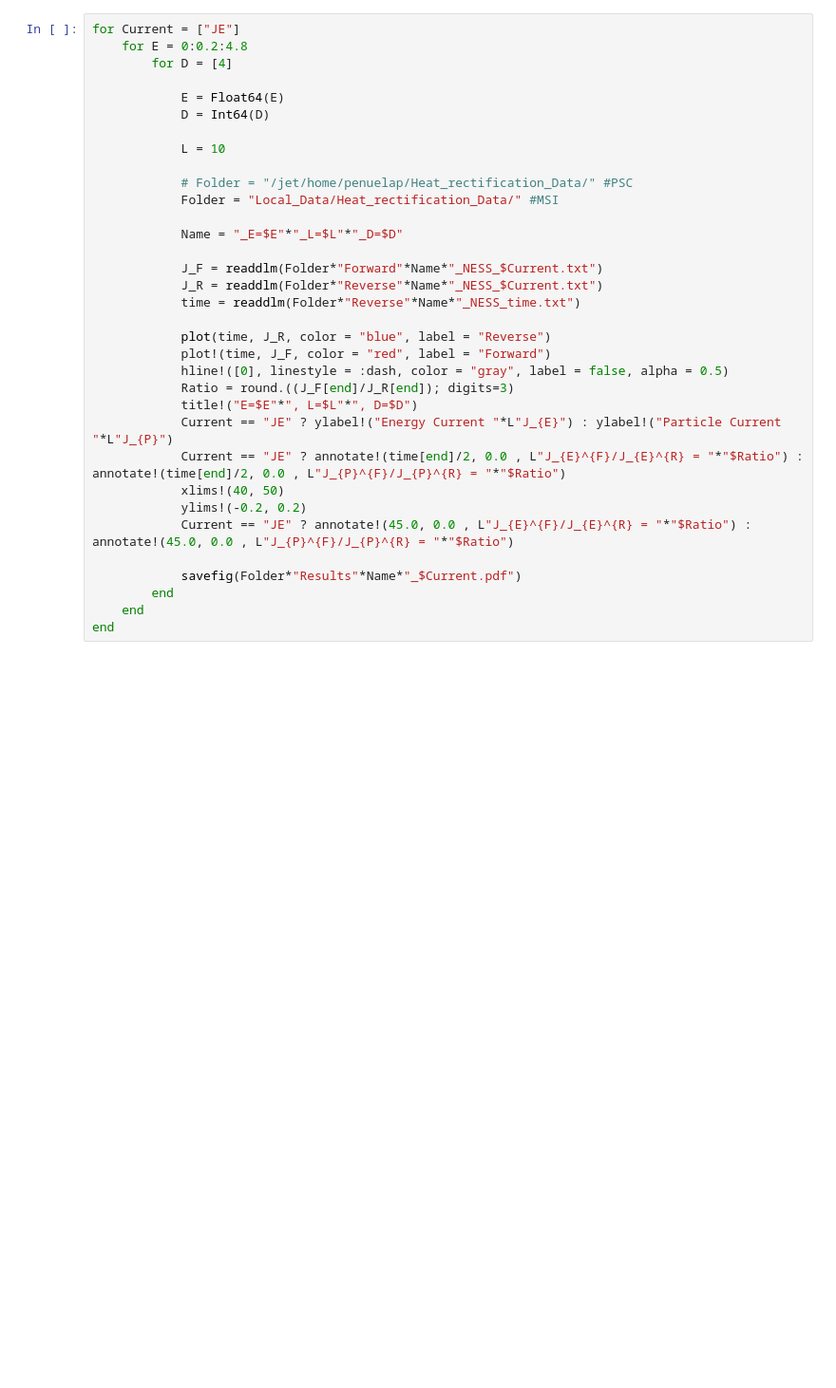
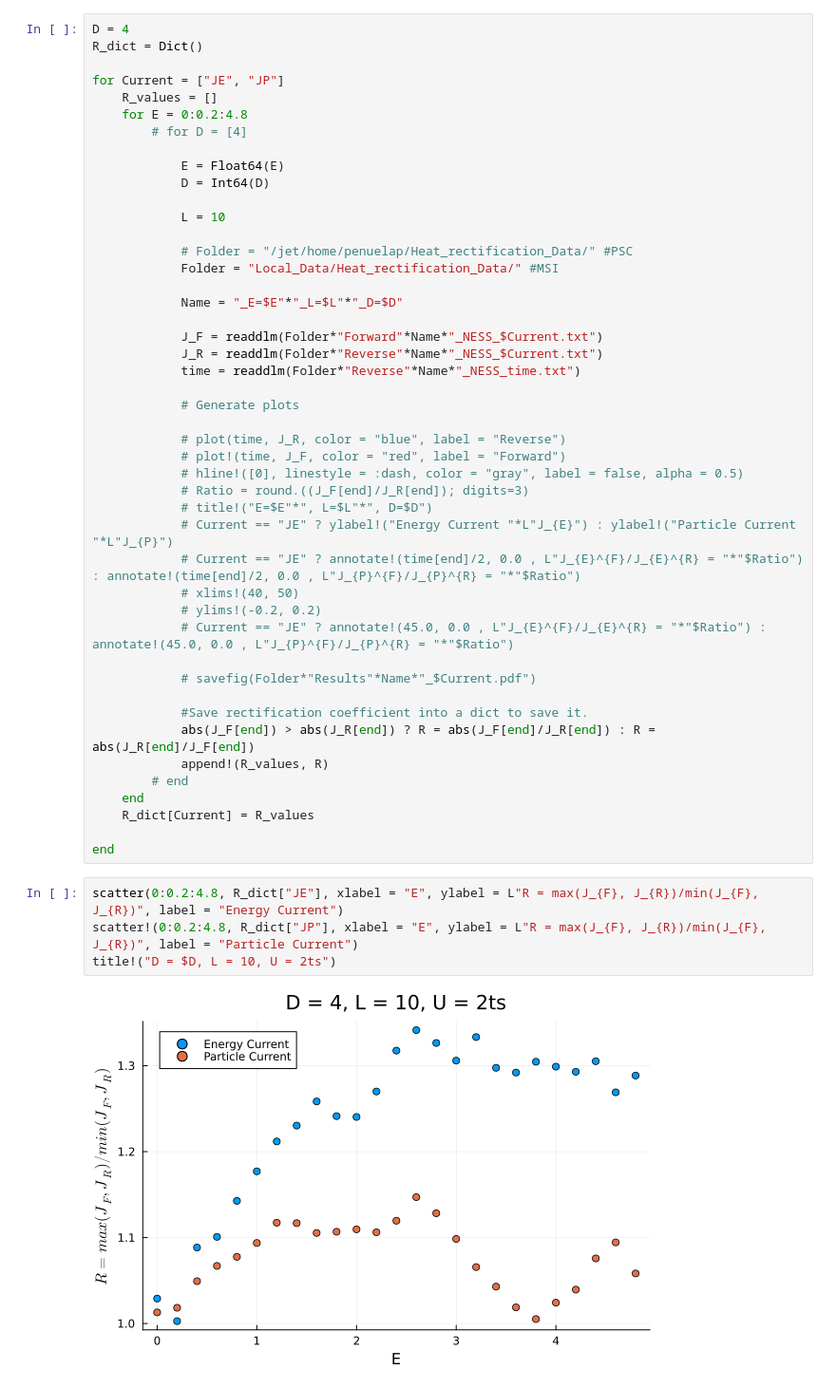
Before and after one commit to Joacop16/Heat_Rectification_in_Tilted_Systems, a Jupyter notebook: Plot_Results.ipynb, the cells around one changed output. Shown at 95% size. Drawn from its saved outputs; the diff is of its cells as text; blank space fills up the shorter version.

```diff
--- a/Plot_Results.ipynb
+++ b/Plot_Results.ipynb
@@ -5,7 +15,11 @@ using LaTeXStrings
 # %%
-for Current = ["JE"]
+D = 4
+R_dict = Dict()
+
+for Current = ["JE", "JP"]
+    R_values = []
     for E = 0:0.2:4.8
-        for D = [4]
+        # for D = [4]
 
             E = Float64(E)
             D = Int64(D)
@@ -21,18 +35,32 @@ for Current = ["JE"]
             J_R = readdlm(Folder*"Reverse"*Name*"_NESS_$Current.txt")
             time = readdlm(Folder*"Reverse"*Name*"_NESS_time.txt")
 
-            plot(time, J_R, color = "blue", label = "Reverse")
-            plot!(time, J_F, color = "red", label = "Forward")
-            hline!([0], linestyle = :dash, color = "gray", label = false, alpha = 0.5)
-            Ratio = round.((J_F[end]/J_R[end]); digits=3)
-            title!("E=$E"*", L=$L"*", D=$D")
-            Current == "JE" ? ylabel!("Energy Current "*L"J_{E}") : ylabel!("Particle Current "*L"J_{P}")
-            Current == "JE" ? annotate!(time[end]/2, 0.0 , L"J_{E}^{F}/J_{E}^{R} = "*"$Ratio") : annotate!(time[end]/2, 0.0 , L"J_{P}^{F}/J_{P}^{R} = "*"$Ratio")
-            xlims!(40, 50)
-            ylims!(-0.2, 0.2)
-            Current == "JE" ? annotate!(45.0, 0.0 , L"J_{E}^{F}/J_{E}^{R} = "*"$Ratio") : annotate!(45.0, 0.0 , L"J_{P}^{F}/J_{P}^{R} = "*"$Ratio")
+            # Generate plots
 
-            savefig(Folder*"Results"*Name*"_$Current.pdf")
-        end
+            # plot(time, J_R, color = "blue", label = "Reverse")
+            # plot!(time, J_F, color = "red", label = "Forward")
+            # hline!([0], linestyle = :dash, color = "gray", label = false, alpha = 0.5)
+            # Ratio = round.((J_F[end]/J_R[end]); digits=3)
+            # title!("E=$E"*", L=$L"*", D=$D")
+            # Current == "JE" ? ylabel!("Energy Current "*L"J_{E}") : ylabel!("Particle Current "*L"J_{P}")
+            # Current == "JE" ? annotate!(time[end]/2, 0.0 , L"J_{E}^{F}/J_{E}^{R} = "*"$Ratio") : annotate!(time[end]/2, 0.0 , L"J_{P}^{F}/J_{P}^{R} = "*"$Ratio")
+            # xlims!(40, 50)
+            # ylims!(-0.2, 0.2)
+            # Current == "JE" ? annotate!(45.0, 0.0 , L"J_{E}^{F}/J_{E}^{R} = "*"$Ratio") : annotate!(45.0, 0.0 , L"J_{P}^{F}/J_{P}^{R} = "*"$Ratio")
+
+            # savefig(Folder*"Results"*Name*"_$Current.pdf")
+
+            #Save rectification coefficient into a dict to save it.
+            abs(J_F[end]) > abs(J_R[end]) ? R = abs(J_F[end]/J_R[end]) : R = abs(J_R[end]/J_F[end])
+            append!(R_values, R)
+        # end
     end
+    R_dict[Current] = R_values
+
 end
+# %%
+scatter(0:0.2:4.8, R_dict["JE"], xlabel = "E", ylabel = L"R = max(J_{F}, J_{R})/min(J_{F}, J_{R})", label = "Energy Current")
+scatter!(0:0.2:4.8, R_dict["JP"], xlabel = "E", ylabel = L"R = max(J_{F}, J_{R})/min(J_{F}, J_{R})", label = "Particle Current")
+title!("D = $D, L = 10, U = 2ts")
+# %% [output]
+[figure, added]
```
Also changed, not shown: parts of 4 cells of this notebook, 5 other files.
